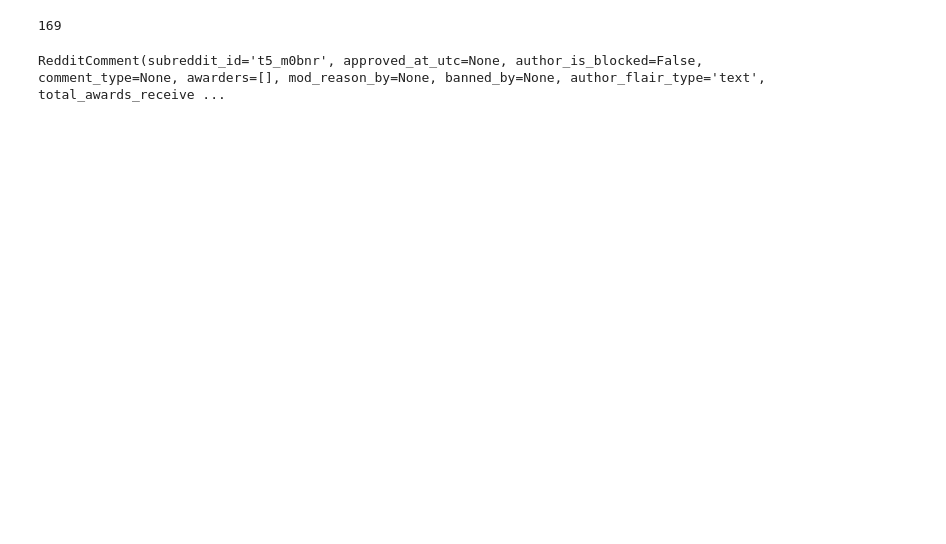
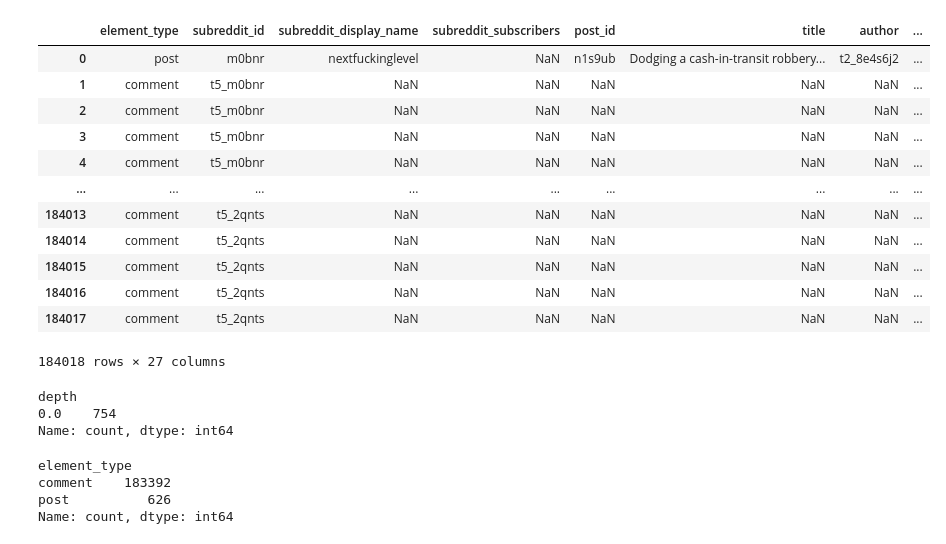
Before and after one commit to noisecape/trend-finder, a Jupyter notebook: src/notebooks/visualise_comments_posts.ipynb, the cells around one changed output. Cells and saved outputs as stored; diff of their text form; code cells hidden in the pictures; blank space fills up the shorter version.

Commit message:
notebook to visualise data scraped

```diff
--- a/src/notebooks/visualise_comments_posts.ipynb
+++ b/src/notebooks/visualise_comments_posts.ipynb
@@ -15,8 +0,0 @@ with open('../data/validated_posts.pkl', 'rb') as f:
-# %%
-len(posts)
-# %% [output]
-169
-# %%
-comments[0][1].replies.process_replies()[0]
-# %% [output]
-RedditComment(subreddit_id='t5_m0bnr', approved_at_utc=None, author_is_blocked=False, comment_type=None, awarders=[], mod_reason_by=None, banned_by=None, author_flair_type='text', total_awards_receive ...
@@ -22,0 +3,31 @@ RedditComment(subreddit_id='t5_m0bnr', approved_at_utc=None, author_is_blocked=F
+# %%
+df = pd.read_csv('../../data.csv')
+# %%
+df
+# %% [output]
+|  | element_type | subreddit_id | subreddit_display_name | subreddit_subscribers | post_id | title | author | ... |
+| 0 | post | m0bnr | nextfuckinglevel | NaN | n1s9ub | Dodging a cash-in-transit robbery... | t2_8e4s6j2 | ... |
+| 1 | comment | t5_m0bnr | NaN | NaN | NaN | NaN | NaN | ... |
+| 2 | comment | t5_m0bnr | NaN | NaN | NaN | NaN | NaN | ... |
+| 3 | comment | t5_m0bnr | NaN | NaN | NaN | NaN | NaN | ... |
+| 4 | comment | t5_m0bnr | NaN | NaN | NaN | NaN | NaN | ... |
+| ... | ... | ... | ... | ... | ... | ... | ... | ... |
+| 184013 | comment | t5_2qnts | NaN | NaN | NaN | NaN | NaN | ... |
+| 184014 | comment | t5_2qnts | NaN | NaN | NaN | NaN | NaN | ... |
+| 184015 | comment | t5_2qnts | NaN | NaN | NaN | NaN | NaN | ... |
+| 184016 | comment | t5_2qnts | NaN | NaN | NaN | NaN | NaN | ... |
+| 184017 | comment | t5_2qnts | NaN | NaN | NaN | NaN | NaN | ... |
+184018 rows × 27 columns
+# %%
+df.loc[(df['post_id'] == 'n1s9ub') | (df['parent_id'] == 't3_n1s9ub')].depth.value_counts()
+# %% [output]
+depth
+0.0    754
+Name: count, dtype: int64
+# %%
+df.element_type.value_counts()
+# %% [output]
+element_type
+comment    183392
+post          626
+Name: count, dtype: int64
```
Also changed, not shown: parts of 4 cells of this notebook.
